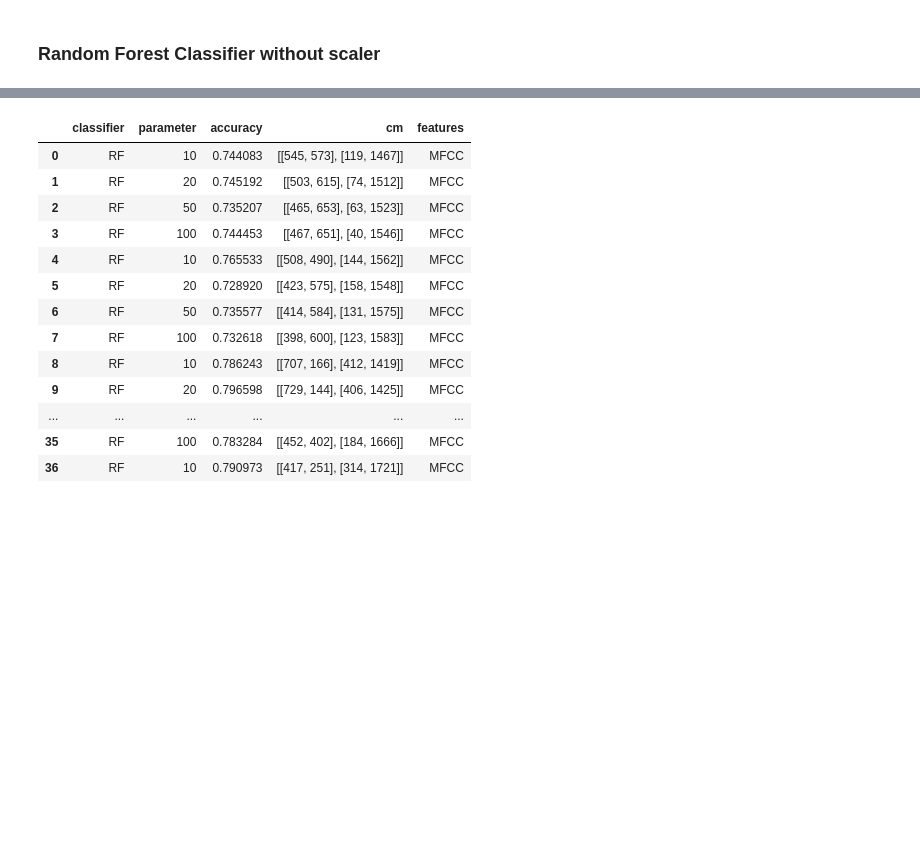
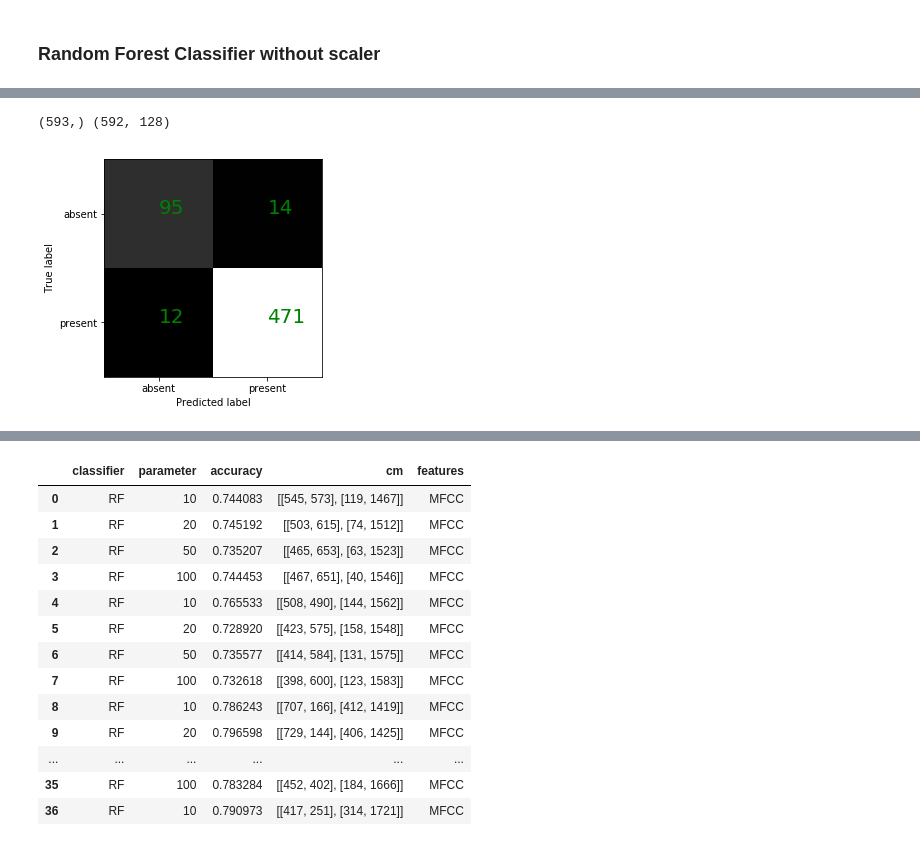
Before and after one commit to shayenne/vocaldetection, a Jupyter notebook: scripts/TrainModels_SVD_VGGish.ipynb, the cells around one changed output, grey strips where cells are left out. Saved outputs shown, nothing was run; the diff lists cells and outputs as text; code cells hidden in the pictures; blank space fills up the shorter version.

```diff
--- a/scripts/TrainModels_SVD_VGGish.ipynb
+++ b/scripts/TrainModels_SVD_VGGish.ipynb
@@ -339,0 +407,19 @@ plt.legend(['Original Label', 'Predicted Label', 'Filter Prediction',
+# %%
+vggish = pd.read_csv(VGGish_PATH+piece_name+"_VGGish_PCA.csv",index_col=None, header=None)
+vggish = vggish.values
+# %%
+piece_features = vggish
+# %%
+pred_labels = rf.predict(piece_features)
+# %%
+piece_test = np.load(FEAT_PATH+piece_name+"_labels.npy")
+print (piece_test.shape, vggish.shape)
+piece_test = piece_test[:vggish.shape[0]]
+# %% [output]
+(593,) (592, 128)
+# %%
+# lets compute the show the confusion matrix:
+cm = sklearn.metrics.confusion_matrix(piece_test, pred_labels)
+plot_cm(cm)
+# %% [output]
+[figure, added]
```
Also changed, not shown: parts of 43 cells of this notebook, 4 other files.
